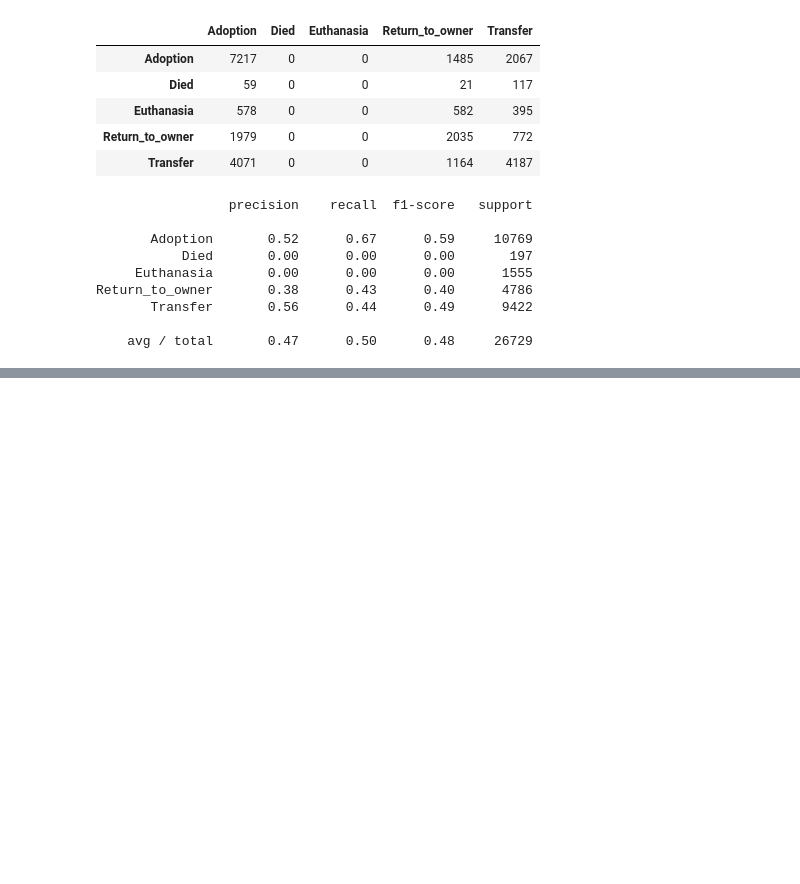
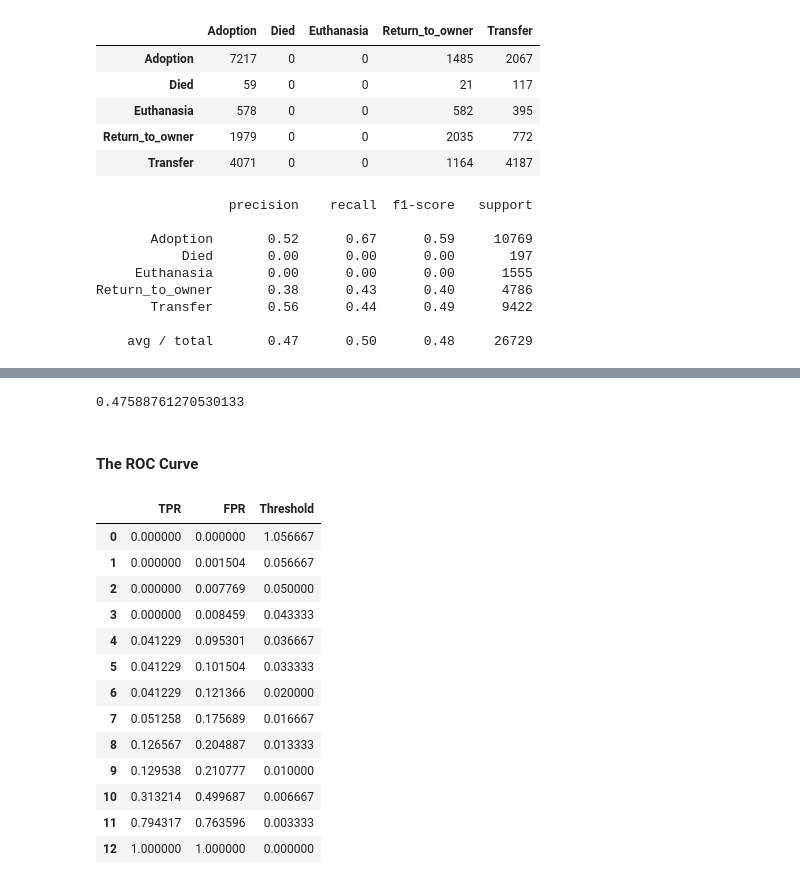
Before and after one commit to Jaket2030/Animals, a Jupyter notebook: shelter_animals_outcome .ipynb, the cells around one changed output, grey strips where cells are left out. Cells and saved outputs as stored; diff of their text form; code cells hidden in the pictures; blank space fills up the shorter version.

```diff
--- a/shelter_animals_outcome .ipynb
+++ b/shelter_animals_outcome .ipynb
@@ -804,0 +822,4 @@ Return_to_owner       0.38      0.43      0.40      4786
+# %%
+accuracy_score(train_pred, y)
+# %% [output]
+0.47588761270530133
@@ -804,0 +828,2 @@ Return_to_owner       0.38      0.43      0.40      4786
+# %% [markdown]
+#### The ROC Curve
@@ -804,0 +834,19 @@ Return_to_owner       0.38      0.43      0.40      4786
+# %%
+fpr, tpr, thresholds = roc_curve(y, scores, pos_label='Adoption')
+res = pd.DataFrame({'FPR': fpr, 'TPR': tpr, 'Threshold': thresholds})
+res[['TPR', 'FPR', 'Threshold']][::1]
+# %% [output]
+|  | TPR | FPR | Threshold |
+| 0 | 0.000000 | 0.000000 | 1.056667 |
+| 1 | 0.000000 | 0.001504 | 0.056667 |
+| 2 | 0.000000 | 0.007769 | 0.050000 |
+| 3 | 0.000000 | 0.008459 | 0.043333 |
+| 4 | 0.041229 | 0.095301 | 0.036667 |
+| 5 | 0.041229 | 0.101504 | 0.033333 |
+| 6 | 0.041229 | 0.121366 | 0.020000 |
+| 7 | 0.051258 | 0.175689 | 0.016667 |
+| 8 | 0.126567 | 0.204887 | 0.013333 |
+| 9 | 0.129538 | 0.210777 | 0.010000 |
+| 10 | 0.313214 | 0.499687 | 0.006667 |
+| 11 | 0.794317 | 0.763596 | 0.003333 |
+| 12 | 1.000000 | 1.000000 | 0.000000 |
```
Also changed, not shown: parts of 20 cells of this notebook.
